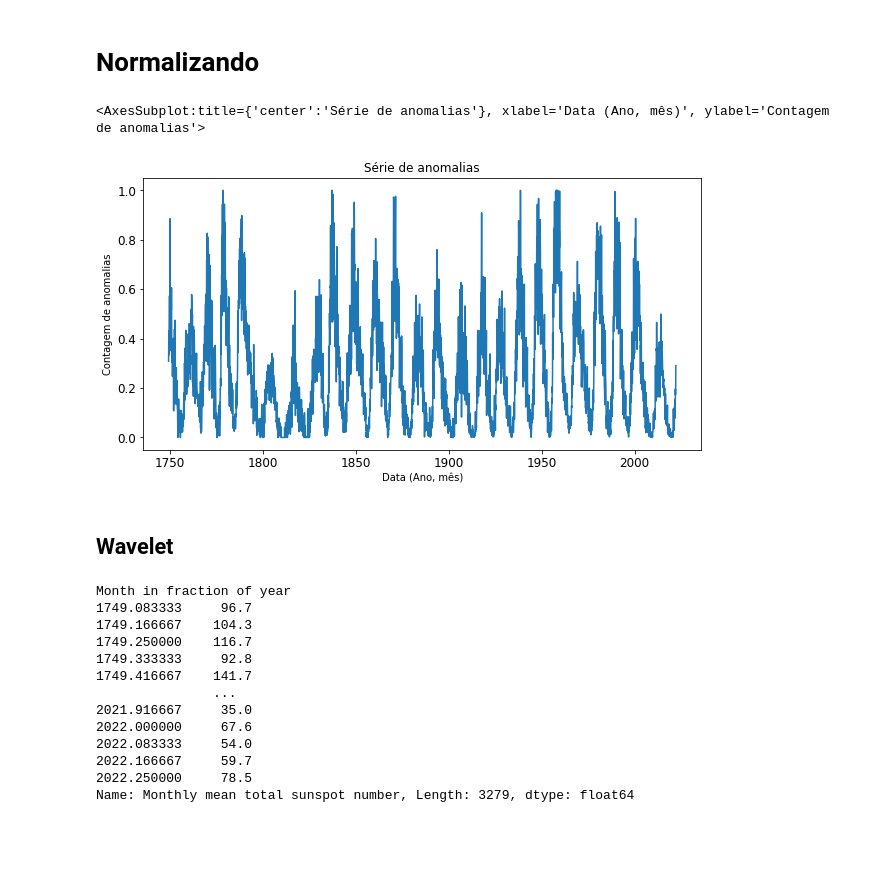
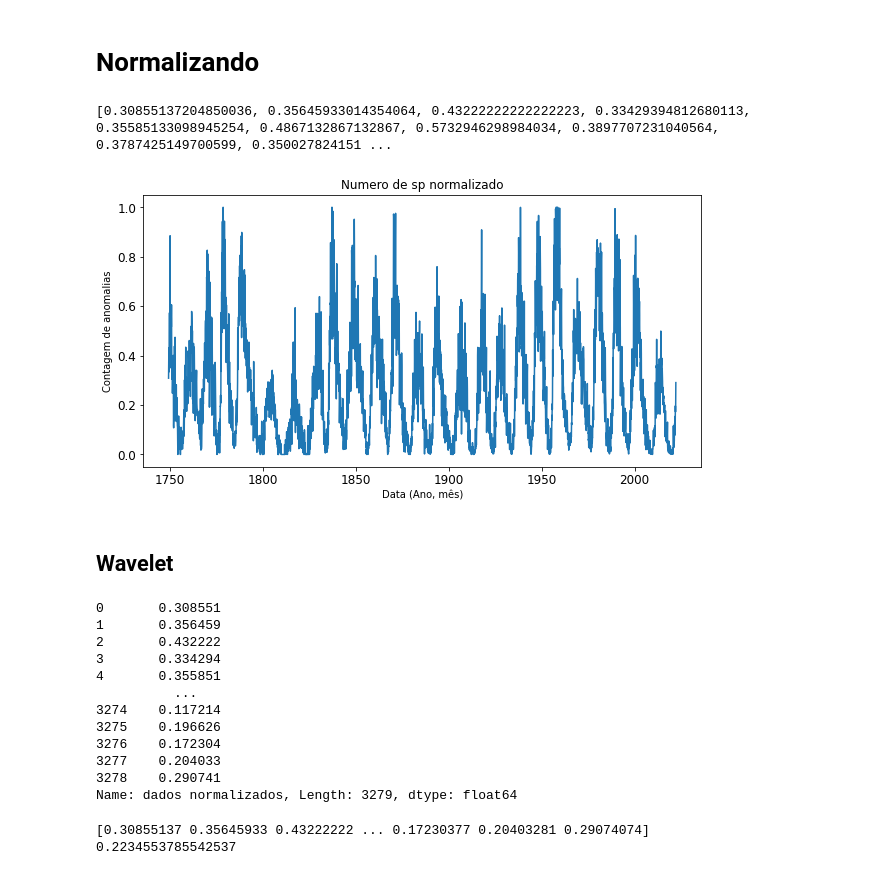
Before and after one commit to morganzera/TGF, a Jupyter notebook: Pibic_pt2/Contagem_Sunspot.ipynb, the cells around one changed output. Cells and saved outputs as stored; diff of their text form; code cells hidden in the pictures; blank space fills up the shorter version.

```diff
--- a/Pibic_pt2/Contagem_Sunspot.ipynb
+++ b/Pibic_pt2/Contagem_Sunspot.ipynb
@@ -212,40 +212,48 @@ for i in range(len(dados['Month'])):
     mes_Normalizado = 0.0
     if dados['Month'][i] == 1:
         mes_Normalizado = (sp_number[i] - jan_min)/(jan_max - jan_min)
     elif dados['Month'][i] == 2:
         mes_Normalizado = (sp_number[i] - fev_min)/(fev_max - fev_min)
     elif dados['Month'][i] == 3:
         mes_Normalizado = (sp_number[i] - mar_min)/(mar_max - mar_min)
     elif dados['Month'][i] == 4:
         mes_Normalizado = (sp_number[i] - abr_min)/(abr_max - abr_min)
     elif dados['Month'][i] == 5:
         mes_Normalizado = (sp_number[i] - mai_min)/(mai_max - mai_min)
     elif dados['Month'][i] == 6:
         mes_Normalizado = (sp_number[i] - jun_min)/(jun_max - jun_min)
     elif dados['Month'][i] == 7:
         mes_Normalizado = (sp_number[i] - jul_min)/(jul_max - jul_min)
     elif dados['Month'][i] == 8:
         mes_Normalizado = (sp_number[i] - ago_min)/(ago_max - ago_min)
     elif dados['Month'][i] == 9:
         mes_Normalizado = (sp_number[i] - set_min)/(set_max - set_min)
     elif dados['Month'][i] == 10:
         mes_Normalizado = (sp_number[i] - out_min)/(out_max - out_min)
     elif dados['Month'][i] == 11:
         mes_Normalizado = (sp_number[i] - nov_min)/(nov_max - nov_min)
     else:
         mes_Normalizado = (sp_number[i] - dez_min)/(dez_max - dez_min)
     # contavgNormalizado.append(round(mes_Normalizado))
     contNormalizada.append(mes_Normalizado)
 
 dadosNormalizados = pd.Series(data=contNormalizada, index=indice_fraction)
-dadosNormalizados.plot(fontsize=12, figsize=(10, 5), title='Série de anomalias', xlabel='Data (Ano, mês)', ylabel='Contagem de anomalias')
+dadosNormalizados.plot(fontsize=12, figsize=(10, 5), title='Numero de sp normalizado', xlabel='Data (Ano, mês)', ylabel='Contagem de anomalias')
 # %% [output]
-<AxesSubplot:title={'center':'Série de anomalias'}, xlabel='Data (Ano, mês)', ylabel='Contagem de anomalias'>
+[0.30855137204850036, 0.35645933014354064, 0.43222222222222223, 0.33429394812680113, 0.35585133098945254, 0.4867132867132867, 0.5732946298984034, 0.3897707231040564, 0.3787425149700599, 0.350027824151 ...
-[figure, old version]
+[figure, new version]
 # %% [markdown]
 ## Wavelet
 # %%
-dat = tabelinha['Monthly mean total sunspot number']
+# Arrumando tabela de valores
+dados = []
+b = list(dadosNormalizados.values)
+# b = list(anomalia.values)
+for x in b:
+    dados.append(x)
+
+dados = pd.DataFrame(dados, columns=['dados normalizados'])
+dat = dados['dados normalizados']
 
 title = 'Número de SP medio por mês'
 label = 'Números de SP medio'
@@ -255,22 +263,19 @@ t0 = 1749.083333 # Ano-Mês inicial
 dt = (1)/(12) # Intervalos de 1 mês
 N = dat.size
 t = np.arange(0,N) * dt + t0
-
-print(dat)
 # %% [output]
-Month in fraction of year
-1749.083333     96.7
-1749.166667    104.3
-1749.250000    116.7
-1749.333333     92.8
-1749.416667    141.7
-               ...
-2021.916667     35.0
-2022.000000     67.6
-2022.083333     54.0
-2022.166667     59.7
-2022.250000     78.5
-Name: Monthly mean total sunspot number, Length: 3279, dtype: float64
+0       0.308551
+1       0.356459
+2       0.432222
+3       0.334294
+4       0.355851
+          ...
+3274    0.117214
+3275    0.196626
+3276    0.172304
+3277    0.204033
+3278    0.290741
+Name: dados normalizados, Length: 3279, dtype: float64
 # %%
 mother = wavelet.Morlet(6)
 s0 = 1 * dt # Escala inicial
@@ -282,6 +286,12 @@ alpha, _, _ = wavelet.ar1(valores)
 # %%
 # Aplica transformada
 wave, scales, freqs, coi, fft, fftfreqs = wavelet.cwt(dat, dt, dj, s0, J, mother)
+# Inversa
+std = dat.std()
+iwave = wavelet.icwt(wave, scales, dt, dj, mother) * std
+# %% [output]
+[0.30855137 0.35645933 0.43222222 ... 0.17230377 0.20403281 0.29074074]
+0.2234553785542537
 # %%
 # espectro de potencia
 power = (np.abs(wave)) ** 2
```
Also changed, not shown: parts of 2 cells of this notebook.
